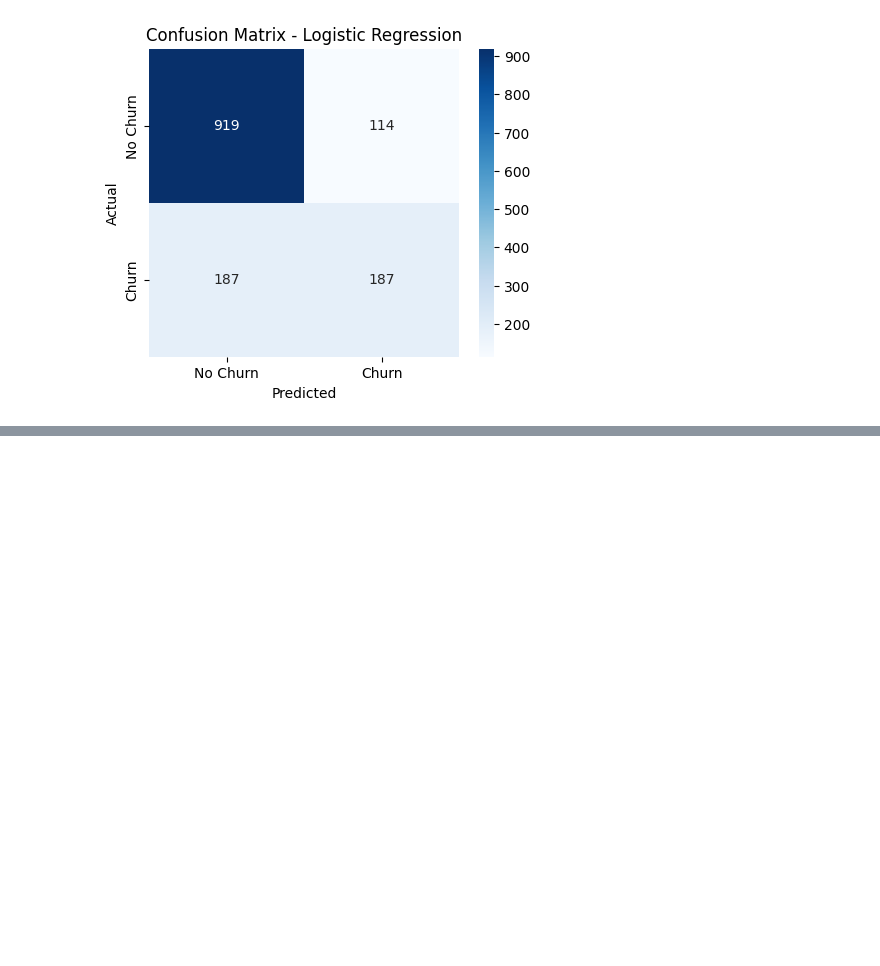
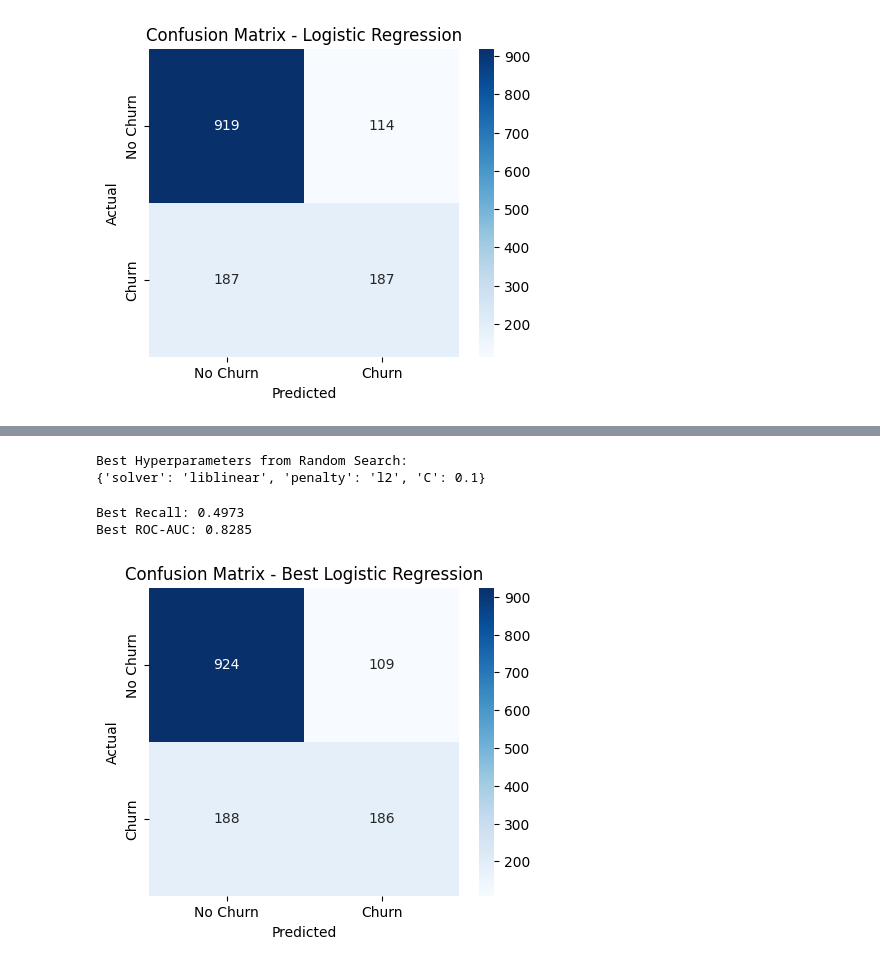
Before and after one commit to AgungHari/Rakamin_HW_MachineLearning_SupervisedLearning_2, a Jupyter notebook: Homework/Part4.ipynb, the cells around one changed output, grey strips where cells are left out. Drawn from its saved outputs; the diff is of its cells as text; code cells hidden in the pictures; blank space fills up the shorter version.

```diff
--- a/Homework/Part4.ipynb
+++ b/Homework/Part4.ipynb
@@ -149,0 +50,10 @@ Top-5 CV Results (by Recall):
+# %%
+## mencari hyperparameter tuning terbaik dengan random search
+from sklearn.model_selection import RandomizedSearchCV
+param_grid = {
+    'C': [0.001, 0.01, 0.1, 1, 10, 100],
+    'penalty': ['l1', 'l2'],
+    'solver': ['liblinear']
+}
+random_search = RandomizedSearchCV(log_reg, param_distributions=param_grid, n_iter=10, cv=5, scoring='roc_auc', random_state=42)
+random_search.fit(X_train, y_train)
@@ -149,0 +68,30 @@ Top-5 CV Results (by Recall):
+# %%
+best_params = random_search.best_params_
+print("Best Hyperparameters from Random Search:")
+print(best_params)
+# %% [output]
+Best Hyperparameters from Random Search:
+{'solver': 'liblinear', 'penalty': 'l2', 'C': 0.1}
+# %%
+# Fit the model with the best hyperparameters
+best_log_reg = LogisticRegression(**best_params, max_iter=1000)
+best_log_reg.fit(X_train, y_train)
+y_pred_best = best_log_reg.predict(X_test)
+y_proba_best = best_log_reg.predict_proba(X_test)[:, 1]
+recall_best = recall_score(y_test, y_pred_best)
+roc_auc_best = roc_auc_score(y_test, y_proba_best)
+print(f"Best Recall: {recall_best:.4f}")
+print(f"Best ROC-AUC: {roc_auc_best:.4f}")
+# %% [output]
+Best Recall: 0.4973
+Best ROC-AUC: 0.8285
+# %%
+cm_best = confusion_matrix(y_test, y_pred_best)
+plt.figure(figsize=(5,4))
+sns.heatmap(cm_best, annot=True, fmt="d", cmap="Blues", xticklabels=['No Churn', 'Churn'], yticklabels=['No Churn', 'Churn'])
+plt.xlabel("Predicted")
+plt.ylabel("Actual")
+plt.title("Confusion Matrix - Best Logistic Regression")
+plt.show()
+# %% [output]
+[figure, added]
```
Also changed, not shown: parts of 2 cells of this notebook, 15 other files.
